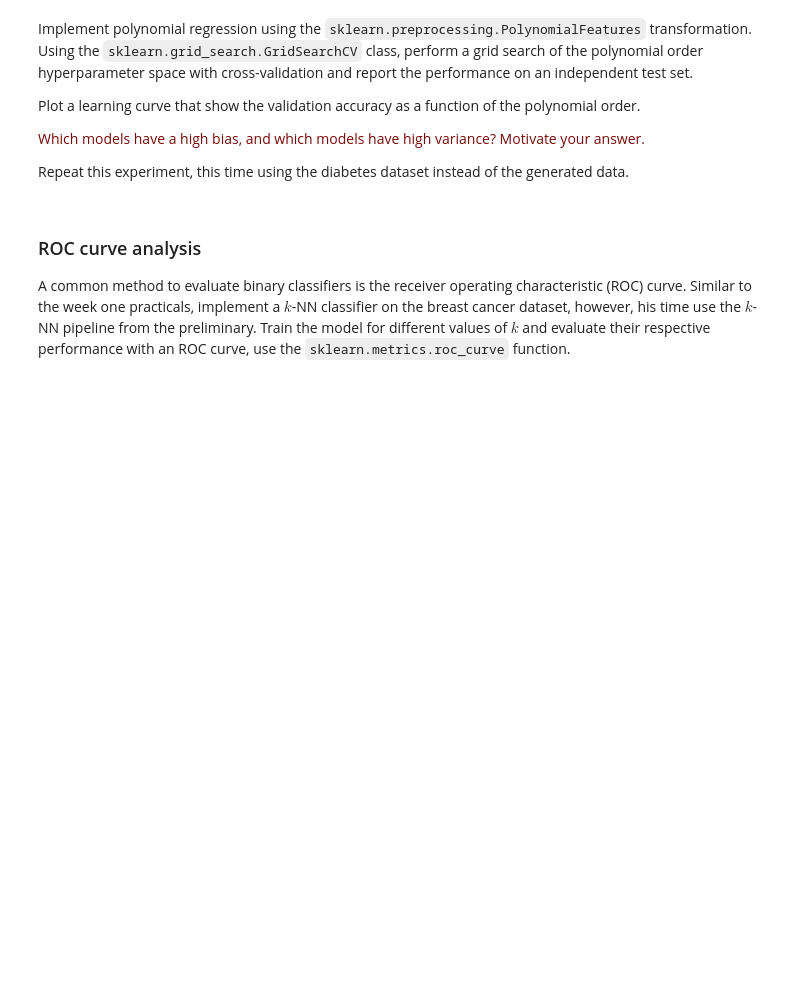
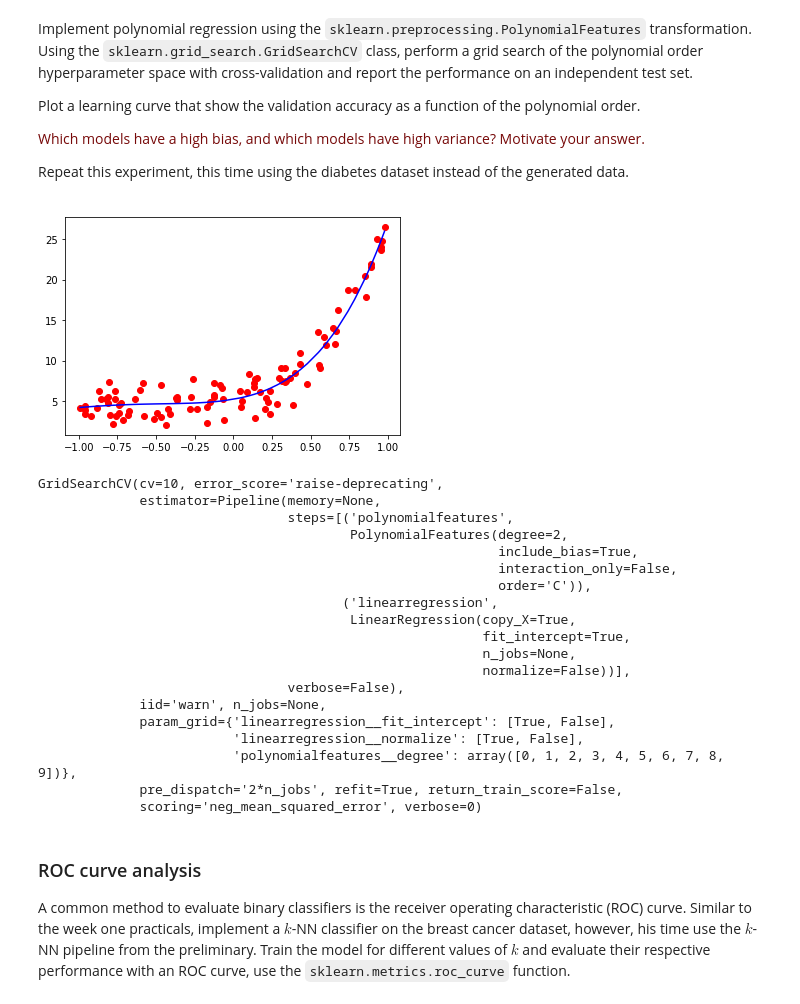
Before and after one commit to tdewaard/8dm40-machine-learning, a Jupyter notebook: practicals/week_2.ipynb, the cells around one changed output. Drawn from its saved outputs; the diff is of its cells as text; code cells hidden in the pictures; blank space fills up the shorter version.

Commit message:
started work on polynomial regression

```diff
--- a/practicals/week_2.ipynb
+++ b/practicals/week_2.ipynb
@@ -171,6 +171,65 @@ Plot a learning curve that show the validation accuracy as a function of the pol
 <p><font color='#770a0a'>Which models have a high bias, and which models have high variance? Motivate your answer.</font><p>
 
 Repeat this experiment, this time using the diabetes dataset instead of the generated data.
+# %%
+from sklearn.preprocessing import PolynomialFeatures
+from sklearn.linear_model import LinearRegression
+from sklearn.model_selection import GridSearchCV
+from sklearn.pipeline import make_pipeline
+import operator as op
+
+# some preliminary fitting of a polynomial
+X_ = X[:, np.newaxis]
+y_ = y[:, np.newaxis]
+
+polynomial_features = PolynomialFeatures(degree=4)
+x_poly = polynomial_features.fit_transform(X_)
+
+model = LinearRegression()
+model.fit(x_poly, y_)
+y_poly_pred = model.predict(x_poly)
+
+# sort X and Y for plotting
+sort_axis = op.itemgetter(0)
+sorted_zip = sorted(zip(X,y_poly_pred), key=sort_axis)
+x, y_poly_pred = zip(*sorted_zip)
+
+plt.plot(X, y, 'r.', markersize=12)
+plt.plot(x, y_poly_pred, 'b-')
+plt.show()
+
+# grid search the hyperparameters....WIP
+def PolynomialRegression(degree=2, **kwargs):
+    return make_pipeline(PolynomialFeatures(degree), LinearRegression(**kwargs))
+
+param_grid = {'polynomialfeatures__degree': np.arange(10), \
+              'linearregression__fit_intercept': [True, False], \
+              'linearregression__normalize': [True, False]}
+
+poly_grid = GridSearchCV(PolynomialRegression(), param_grid, cv=10, scoring='neg_mean_squared_error')
+
+poly_grid.fit(X_, y_)
+# %% [output]
+[figure, added]
+GridSearchCV(cv=10, error_score='raise-deprecating',
+             estimator=Pipeline(memory=None,
+                                steps=[('polynomialfeatures',
+                                        PolynomialFeatures(degree=2,
+                                                           include_bias=True,
+                                                           interaction_only=False,
+                                                           order='C')),
+                                       ('linearregression',
+                                        LinearRegression(copy_X=True,
+                                                         fit_intercept=True,
+                                                         n_jobs=None,
+                                                         normalize=False))],
+                                verbose=False),
+             iid='warn', n_jobs=None,
+             param_grid={'linearregression__fit_intercept': [True, False],
+                         'linearregression__normalize': [True, False],
+                         'polynomialfeatures__degree': array([0, 1, 2, 3, 4, 5, 6, 7, 8, 9])},
+             pre_dispatch='2*n_jobs', refit=True, return_train_score=False,
+             scoring='neg_mean_squared_error', verbose=0)
 # %% [markdown]
 ### ROC curve analysis
 A common method to evaluate binary classifiers is the receiver operating characteristic (ROC) curve. Similar to the week one practicals, implement a $k$-NN classifier on the breast cancer dataset, however, his time use the $k$-NN pipeline from the preliminary. Train the model for different values of $k$ and evaluate their respective performance with an ROC curve, use the `sklearn.metrics.roc_curve` function.
```
Also changed, not shown: parts of 2 cells of this notebook.
